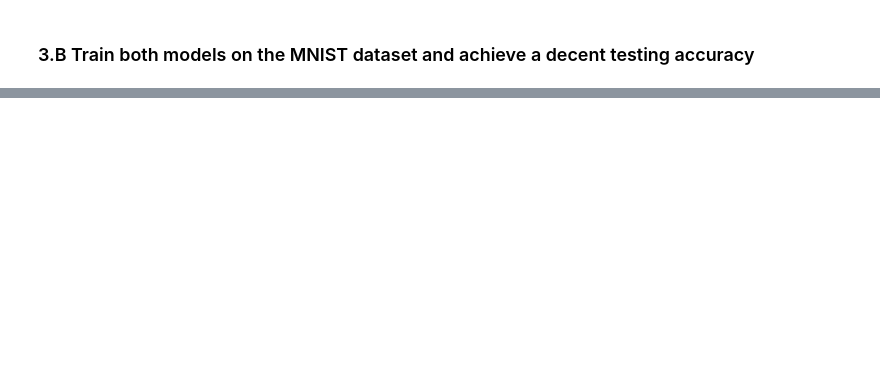
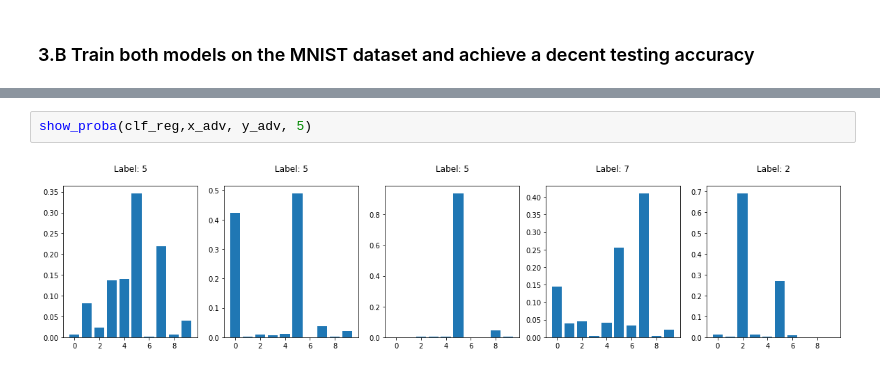
Before and after one commit to debaraj-barua/LearningAndAdaptivity-ss18, a Jupyter notebook: Assignment07/src/Adversarial Examples.ipynb, the cells around one changed output, grey strips where cells are left out. Drawn from its saved outputs; the diff is of its cells as text; blank space fills up the shorter version.

```diff
--- a/Assignment07/src/Adversarial Examples.ipynb
+++ b/Assignment07/src/Adversarial Examples.ipynb
@@ -51,0 +131,4 @@ Mean accuracy: 0.97
+# %%
+show_proba(clf_reg,x_adv, y_adv, 5)
+# %% [output]
+[figure, added]
```
Also changed, not shown: parts of 21 cells of this notebook, 2 other files.
